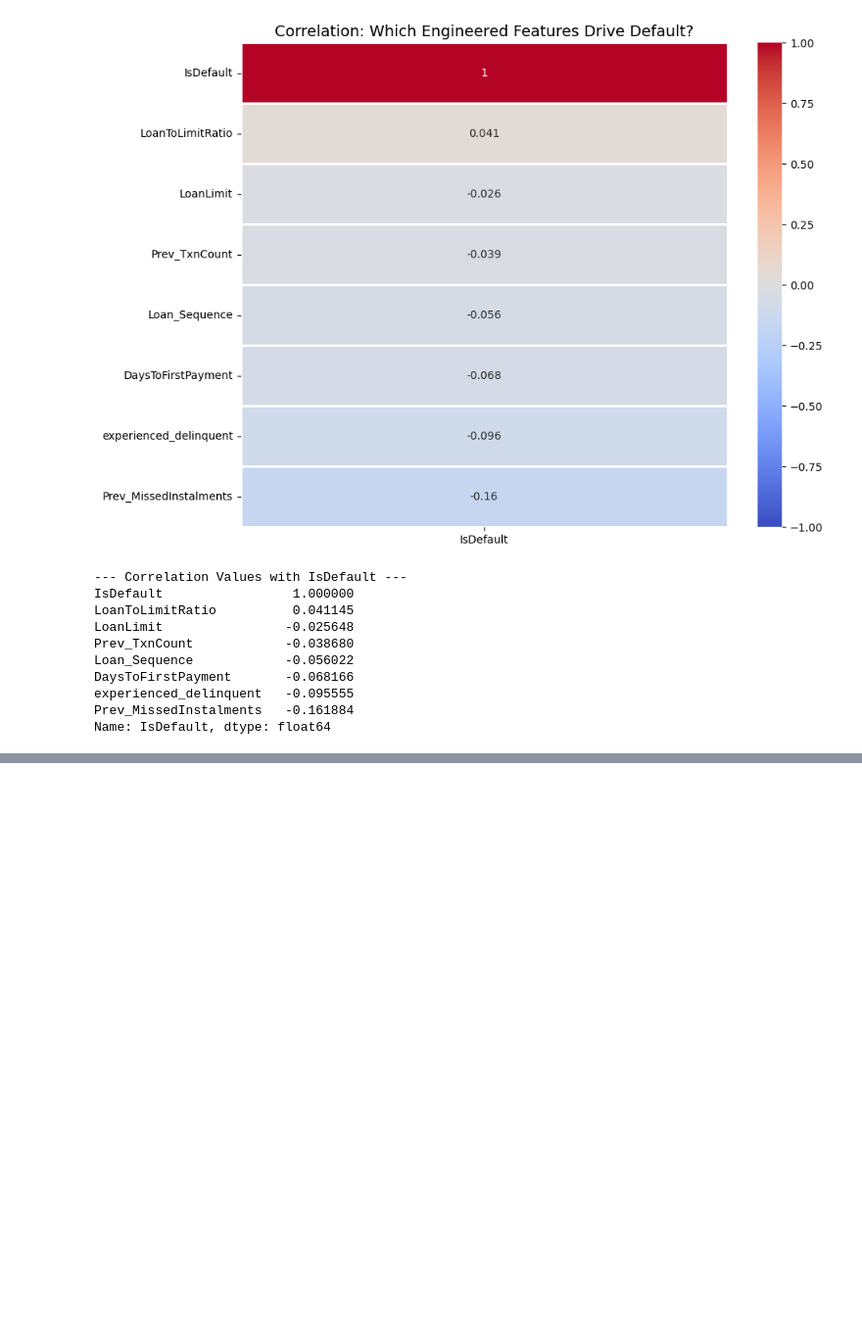
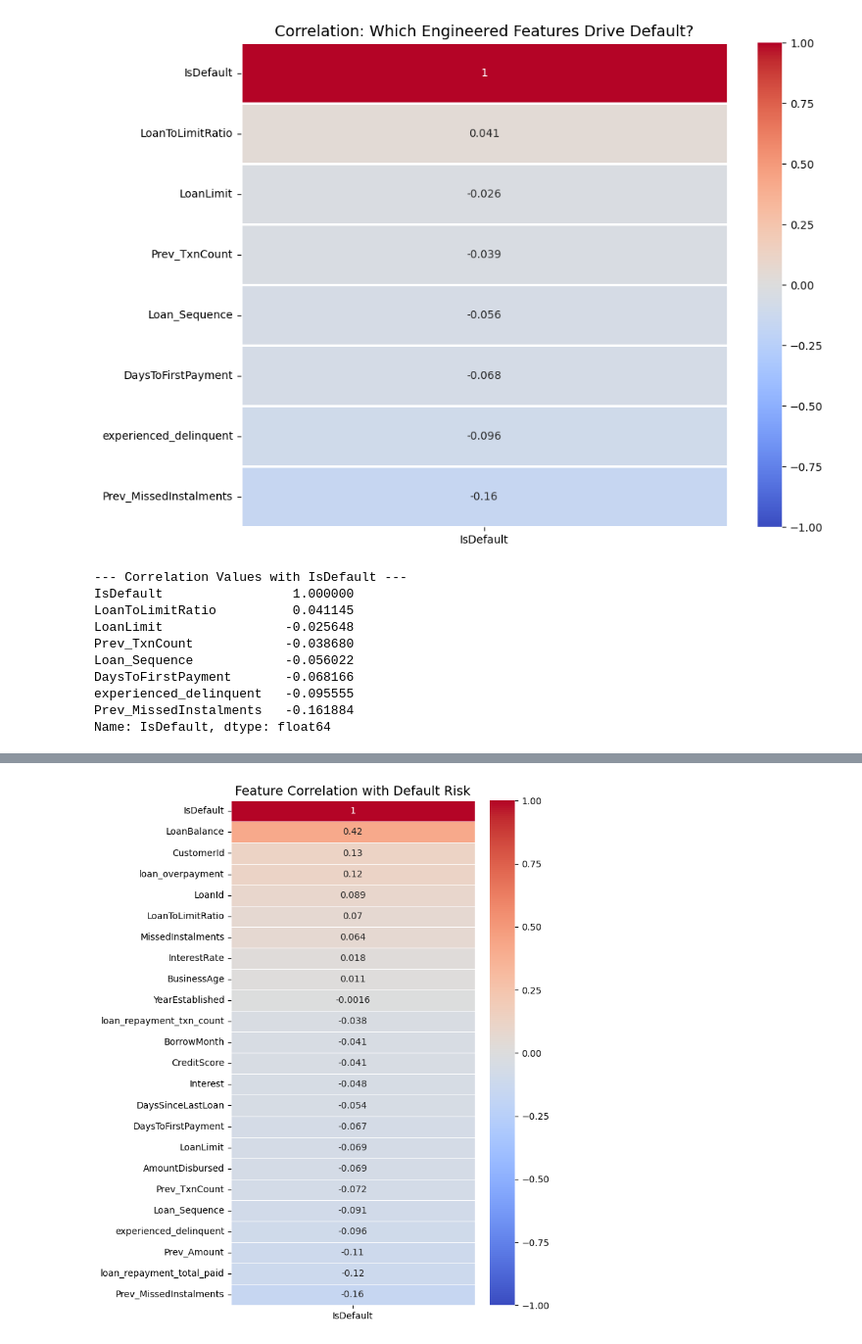
Before and after one commit to jmuhunyu/moniqo_project, a Jupyter notebook: James/project_feature_engineering.ipynb, the cells around one changed output, grey strips where cells are left out. Shown at 98% size. Drawn from its saved outputs; the diff is of its cells as text; code cells hidden in the pictures; blank space fills up the shorter version.

```diff
--- a/James/project_feature_engineering.ipynb
+++ b/James/project_feature_engineering.ipynb
@@ -173,0 +185,25 @@ Name: IsDefault, dtype: float64
+# %%
+# Select only Numerical Columns (Correlation requires numbers)
+# Assume 'df' is the fully engineered dataframe
+numeric_df = df.select_dtypes(include=[np.number])
+
+# Calculate the Correlation Matrix
+corr_matrix = numeric_df.corr()
+
+# Filter for the Target Variable ('IsDefault') and Sort
+target_corr = corr_matrix[['IsDefault']].sort_values(by='IsDefault', ascending=False)
+
+# Plot the Heatmap
+plt.figure(figsize=(6, 10)) # Tall and narrow figure
+sns.heatmap(target_corr,
+            annot=True,
+            cmap='coolwarm',
+            vmin=-1,
+            vmax=1,
+            linewidths=0.5,
+            linecolor='white')
+
+plt.title('Feature Correlation with Default Risk', fontsize=14)
+plt.show()
+# %% [output]
+[figure, added]
```
Also changed, not shown: parts of 3 cells of this notebook.
